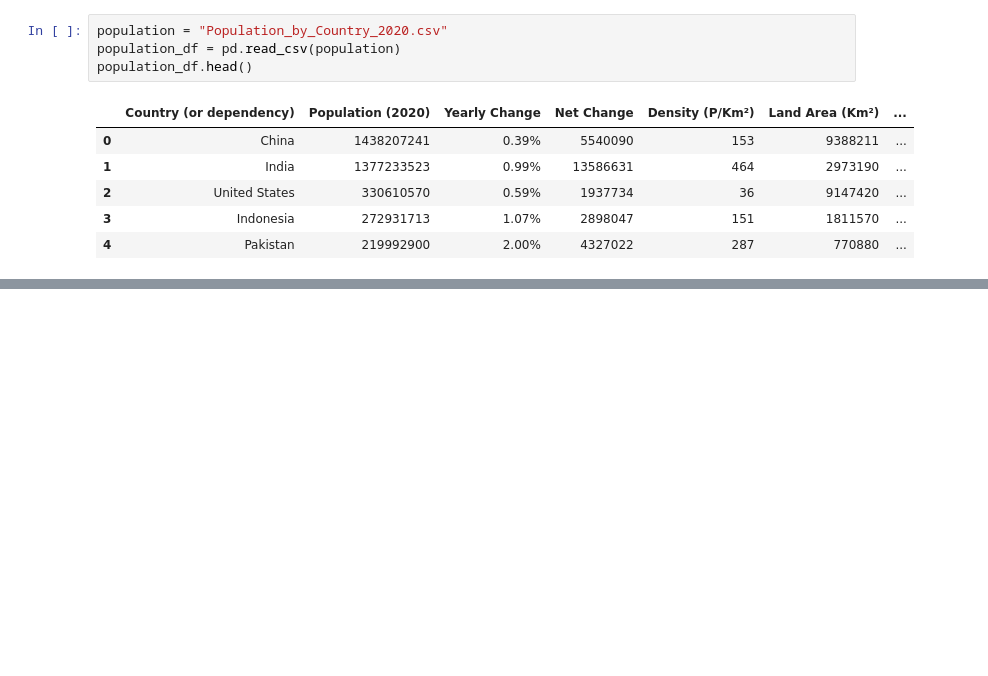
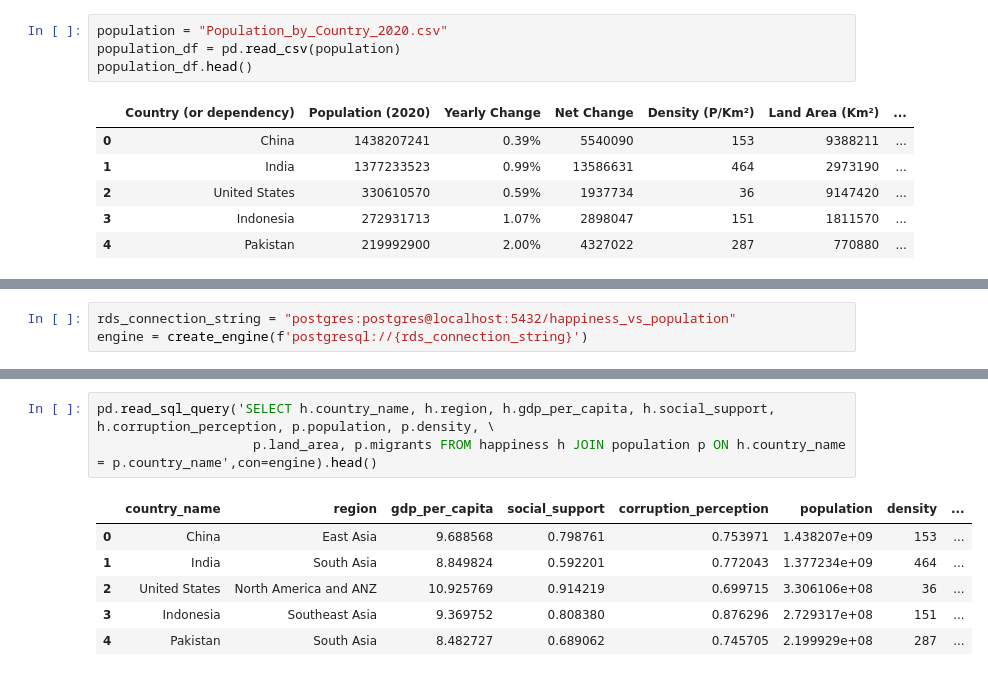
Before and after one commit to dwaehner27/ETL-Happiness-Economics, a Jupyter notebook: PopulationHappiness.ipynb, the cells around one changed output, grey strips where cells are left out. Cells and saved outputs as stored; diff of their text form; blank space fills up the shorter version.

```diff
--- a/PopulationHappiness.ipynb
+++ b/PopulationHappiness.ipynb
@@ -76,0 +107,3 @@ Name: Country (or dependency), Length: 235, dtype: int64
+# %%
+rds_connection_string = "postgres:postgres@localhost:5432/happiness_vs_population"
+engine = create_engine(f'postgresql://{rds_connection_string}')
@@ -76,0 +136,10 @@ Name: Country (or dependency), Length: 235, dtype: int64
+# %%
+pd.read_sql_query('SELECT h.country_name, h.region, h.gdp_per_capita, h.social_support, h.corruption_perception, p.population, p.density, \
+                    p.land_area, p.migrants FROM happiness h JOIN population p ON h.country_name = p.country_name',con=engine).head()
+# %% [output]
+|  | country_name | region | gdp_per_capita | social_support | corruption_perception | population | density | ... |
+| 0 | China | East Asia | 9.688568 | 0.798761 | 0.753971 | 1.438207e+09 | 153 | ... |
+| 1 | India | South Asia | 8.849824 | 0.592201 | 0.772043 | 1.377234e+09 | 464 | ... |
+| 2 | United States | North America and ANZ | 10.925769 | 0.914219 | 0.699715 | 3.306106e+08 | 36 | ... |
+| 3 | Indonesia | Southeast Asia | 9.369752 | 0.808380 | 0.876296 | 2.729317e+08 | 151 | ... |
+| 4 | Pakistan | South Asia | 8.482727 | 0.689062 | 0.745705 | 2.199929e+08 | 287 | ... |
```
Also changed, not shown: parts of 17 cells of this notebook, 1 other file.
